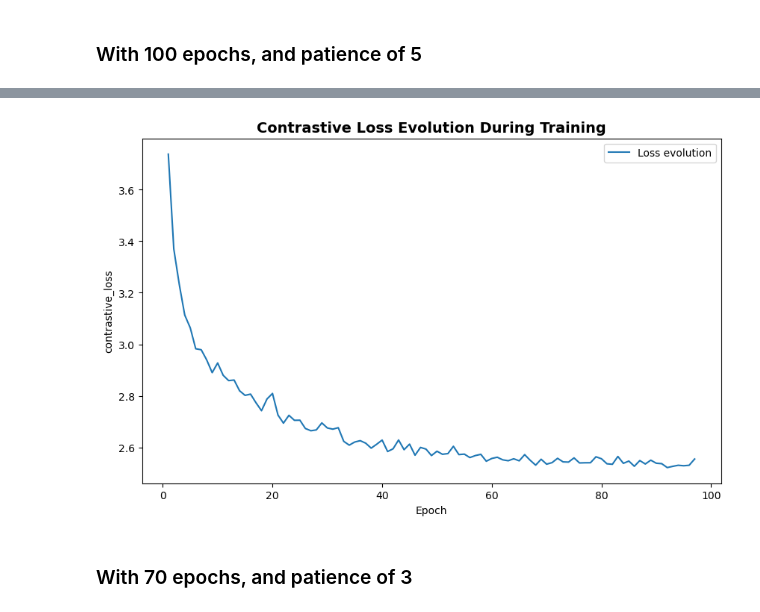
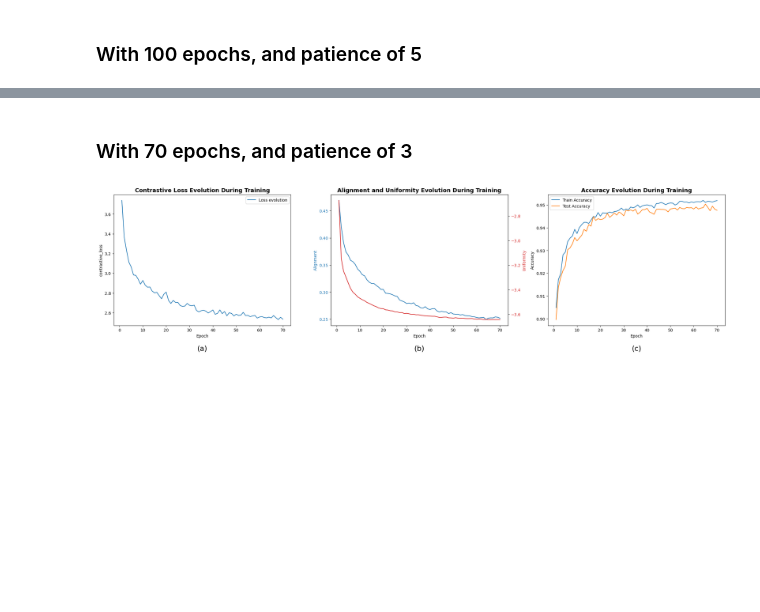
Before and after one commit to aurorapujols/treball-final-de-grau, a Jupyter notebook: notebooks/03_ssl_training.ipynb, the cells around one changed output, grey strips where cells are left out. Saved outputs shown, nothing was run; the diff lists cells and outputs as text; code cells hidden in the pictures; blank space fills up the shorter version.

```diff
--- a/notebooks/03_ssl_training.ipynb
+++ b/notebooks/03_ssl_training.ipynb
@@ -626,8 +678,8 @@ plot_alignment_uniformity_evolution(df)
-# %%
-plot_contrastive_loss_evolution(df)
-# %% [output]
-[figure, removed]
 # %% [markdown]
 ### With 70 epochs, and patience of 3
 # %%
-df = pd.read_csv(f"ssl_history_ssl_final_model_4.1.csv", sep=";")
+df = pd.read_csv(f"data/ssl_history_ssl_final_model_4.1.csv", sep=";")
+
+plot_training_results(df)
+# %% [output]
+[figure, added]
```
Also changed, not shown: parts of 25 cells of this notebook, 21 other files.
